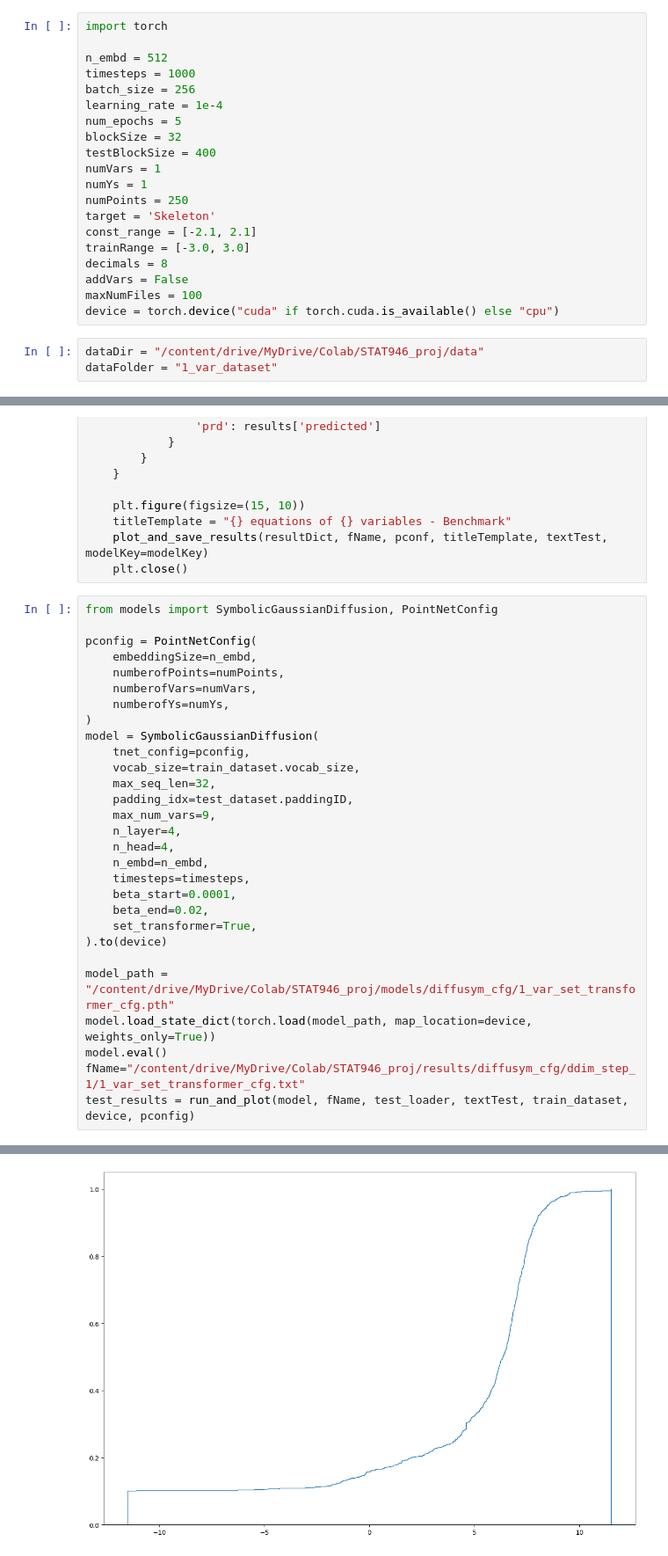
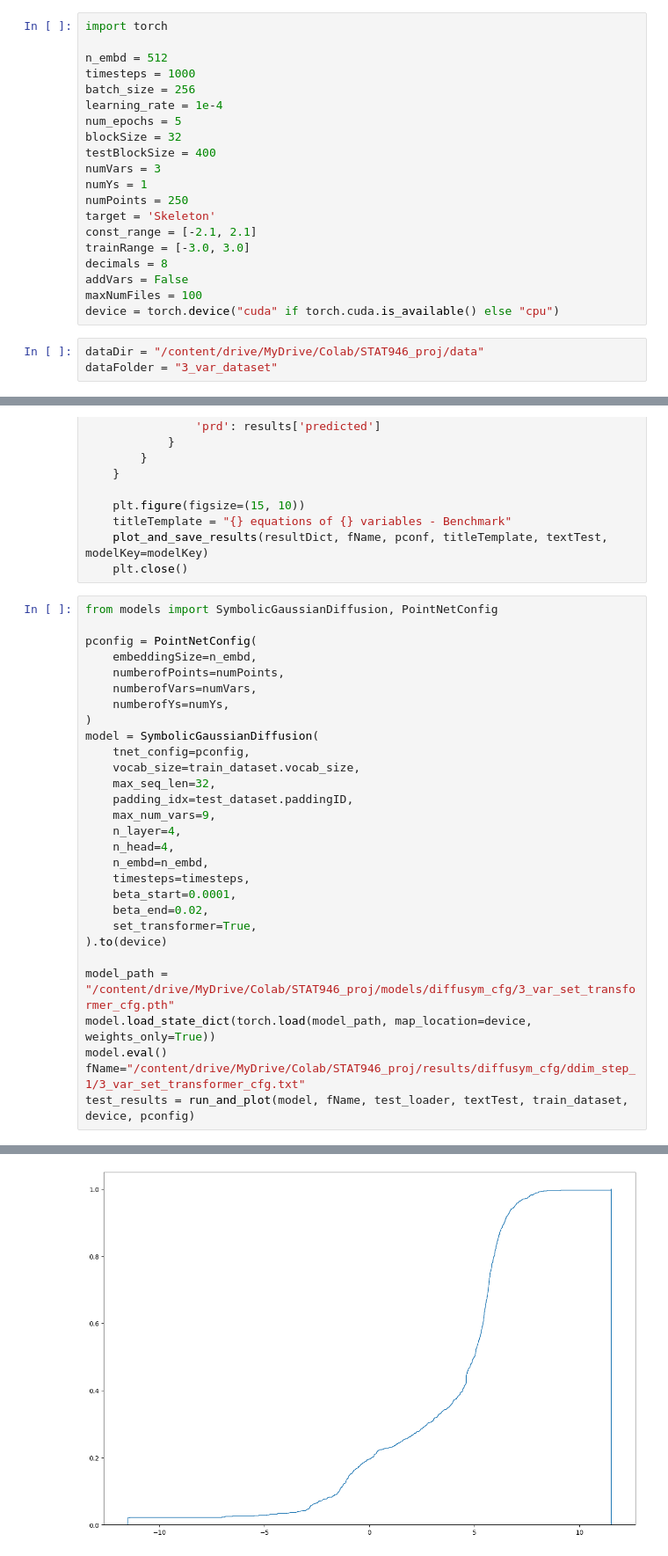
Before and after one commit to carolynw898/STAT946Proj, a Jupyter notebook: test.ipynb, the cells around one changed output, grey strips where cells are left out. Shown at 88% size. Drawn from its saved outputs; the diff is of its cells as text.

Commit message:
3_var_set_transformer ddim_step=1 guidance_factor=0.9

```diff
--- a/test.ipynb
+++ b/test.ipynb
@@ -15,7 +15,7 @@ learning_rate = 1e-4
 num_epochs = 5
 blockSize = 32
 testBlockSize = 400
-numVars = 1
+numVars = 3
 numYs = 1
 numPoints = 250
 target = 'Skeleton'
@@ -27,7 +27,7 @@ maxNumFiles = 100
 device = torch.device("cuda" if torch.cuda.is_available() else "cpu")
 # %%
 dataDir = "/content/drive/MyDrive/Colab/STAT946_proj/data"
-dataFolder = "1_var_dataset"
+dataFolder = "3_var_dataset"
 # %%
 from torch.utils.data import DataLoader
 import numpy as np
@@ -329,9 +329,9 @@ model = SymbolicGaussianDiffusion(
     set_transformer=True,
 ).to(device)
 
-model_path = "/content/drive/MyDrive/Colab/STAT946_proj/models/diffusym_cfg/1_var_set_transformer_cfg.pth"
+model_path = "/content/drive/MyDrive/Colab/STAT946_proj/models/diffusym_cfg/3_var_set_transformer_cfg.pth"
 model.load_state_dict(torch.load(model_path, map_location=device, weights_only=True))
 model.eval()
-fName="/content/drive/MyDrive/Colab/STAT946_proj/results/diffusym_cfg/ddim_step_1/1_var_set_transformer_cfg.txt"
+fName="/content/drive/MyDrive/Colab/STAT946_proj/results/diffusym_cfg/ddim_step_1/3_var_set_transformer_cfg.txt"
 test_results = run_and_plot(model, fName, test_loader, textTest, train_dataset, device, pconfig)
 # %% [output]
@@ -508 +559 @@ Avg Err:5140.640979584577
-[figure, old version]
+[figure, new version]
```
Also changed, not shown: parts of 3 cells of this notebook.
